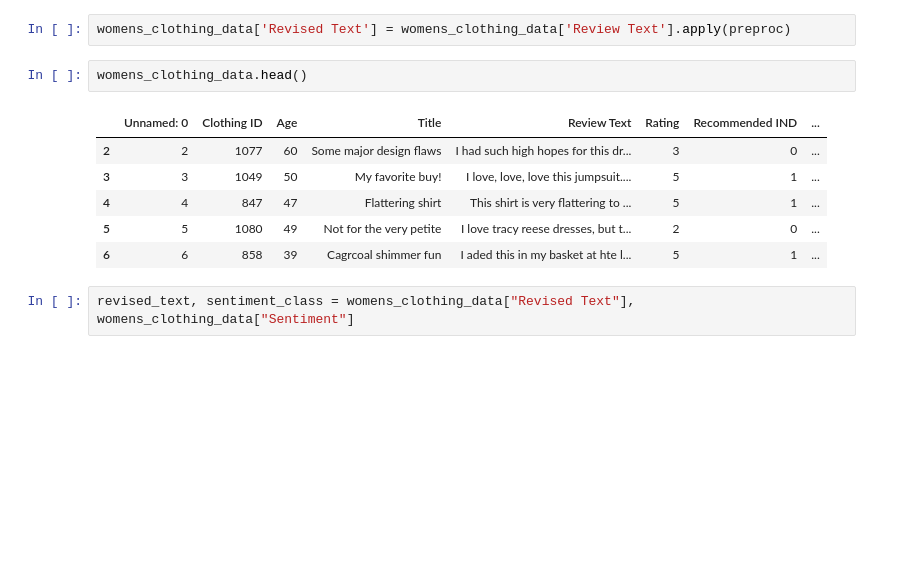
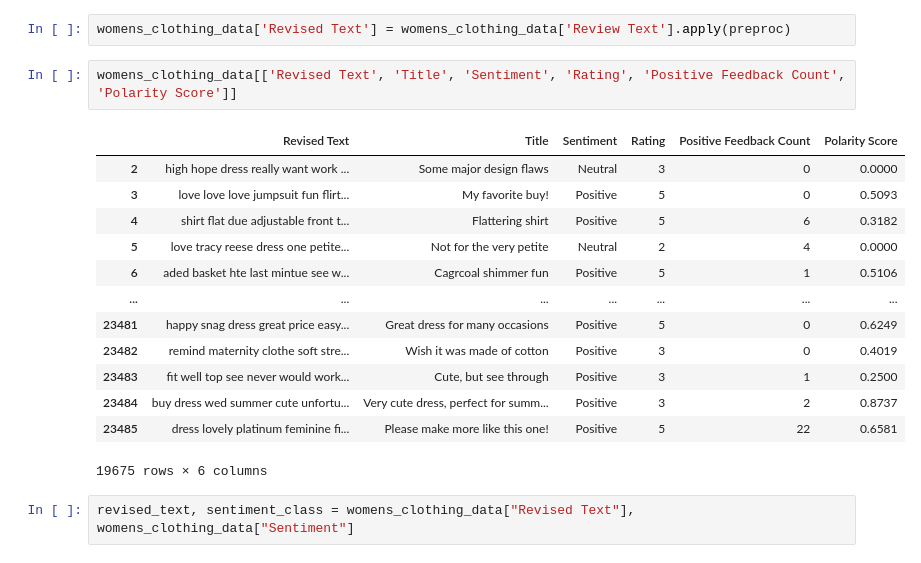
Before and after one commit to skylar17/final_project_CUdbc, a Jupyter notebook: Kamal_Womens_Clothing_Review.ipynb, the cells around one changed output. Cells and saved outputs as stored; diff of their text form; blank space fills up the shorter version.

```diff
--- a/Kamal_Womens_Clothing_Review.ipynb
+++ b/Kamal_Womens_Clothing_Review.ipynb
@@ -436,15 +436,22 @@ def preproc(data):
     return " ".join(words)
 # %%
 womens_clothing_data['Revised Text'] = womens_clothing_data['Review Text'].apply(preproc)
-# %%
-womens_clothing_data.head()
-# %% [output]
-|  | Unnamed: 0 | Clothing ID | Age | Title | Review Text | Rating | Recommended IND | ... |
-| 2 | 2 | 1077 | 60 | Some major design flaws | I had such high hopes for this dr... | 3 | 0 | ... |
-| 3 | 3 | 1049 | 50 | My favorite buy! | I love, love, love this jumpsuit.... | 5 | 1 | ... |
-| 4 | 4 | 847 | 47 | Flattering shirt | This shirt is very flattering to ... | 5 | 1 | ... |
-| 5 | 5 | 1080 | 49 | Not for the very petite | I love tracy reese dresses, but t... | 2 | 0 | ... |
-| 6 | 6 | 858 | 39 | Cagrcoal shimmer fun | I aded this in my basket at hte l... | 5 | 1 | ... |
+# %%
+womens_clothing_data[['Revised Text', 'Title', 'Sentiment', 'Rating', 'Positive Feedback Count', 'Polarity Score']]
+# %% [output]
+|  | Revised Text | Title | Sentiment | Rating | Positive Feedback Count | Polarity Score |
+| 2 | high hope dress really want work ... | Some major design flaws | Neutral | 3 | 0 | 0.0000 |
+| 3 | love love love jumpsuit fun flirt... | My favorite buy! | Positive | 5 | 0 | 0.5093 |
+| 4 | shirt flat due adjustable front t... | Flattering shirt | Positive | 5 | 6 | 0.3182 |
+| 5 | love tracy reese dress one petite... | Not for the very petite | Neutral | 2 | 4 | 0.0000 |
+| 6 | aded basket hte last mintue see w... | Cagrcoal shimmer fun | Positive | 5 | 1 | 0.5106 |
+| ... | ... | ... | ... | ... | ... | ... |
+| 23481 | happy snag dress great price easy... | Great dress for many occasions | Positive | 5 | 0 | 0.6249 |
+| 23482 | remind maternity clothe soft stre... | Wish it was made of cotton | Positive | 3 | 0 | 0.4019 |
+| 23483 | fit well top see never would work... | Cute, but see through | Positive | 3 | 1 | 0.2500 |
+| 23484 | buy dress wed summer cute unfortu... | Very cute dress, perfect for summ... | Positive | 3 | 2 | 0.8737 |
+| 23485 | dress lovely platinum feminine fi... | Please make more like this one! | Positive | 5 | 22 | 0.6581 |
+19675 rows × 6 columns
 # %%
 revised_text, sentiment_class = womens_clothing_data["Revised Text"], womens_clothing_data["Sentiment"]
 # %%
```
Also changed, not shown: parts of 1 cell of this notebook.
